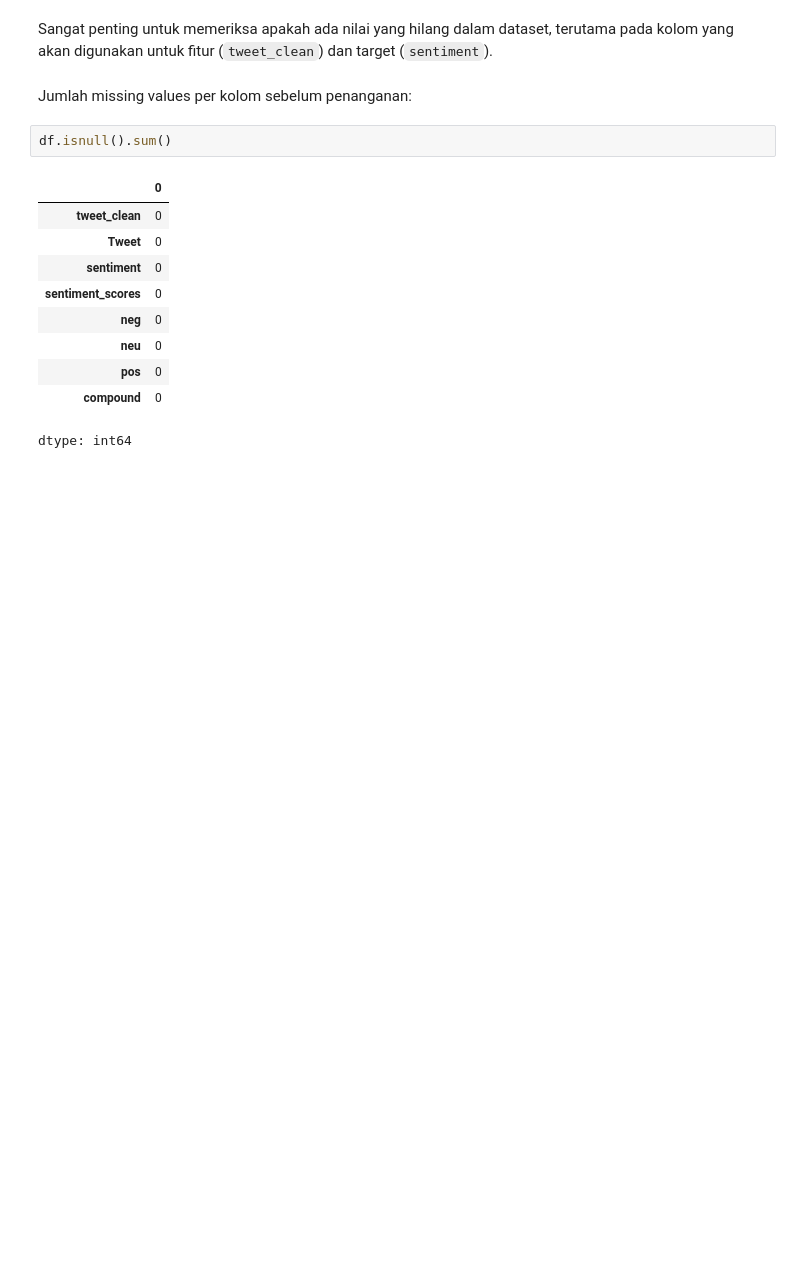
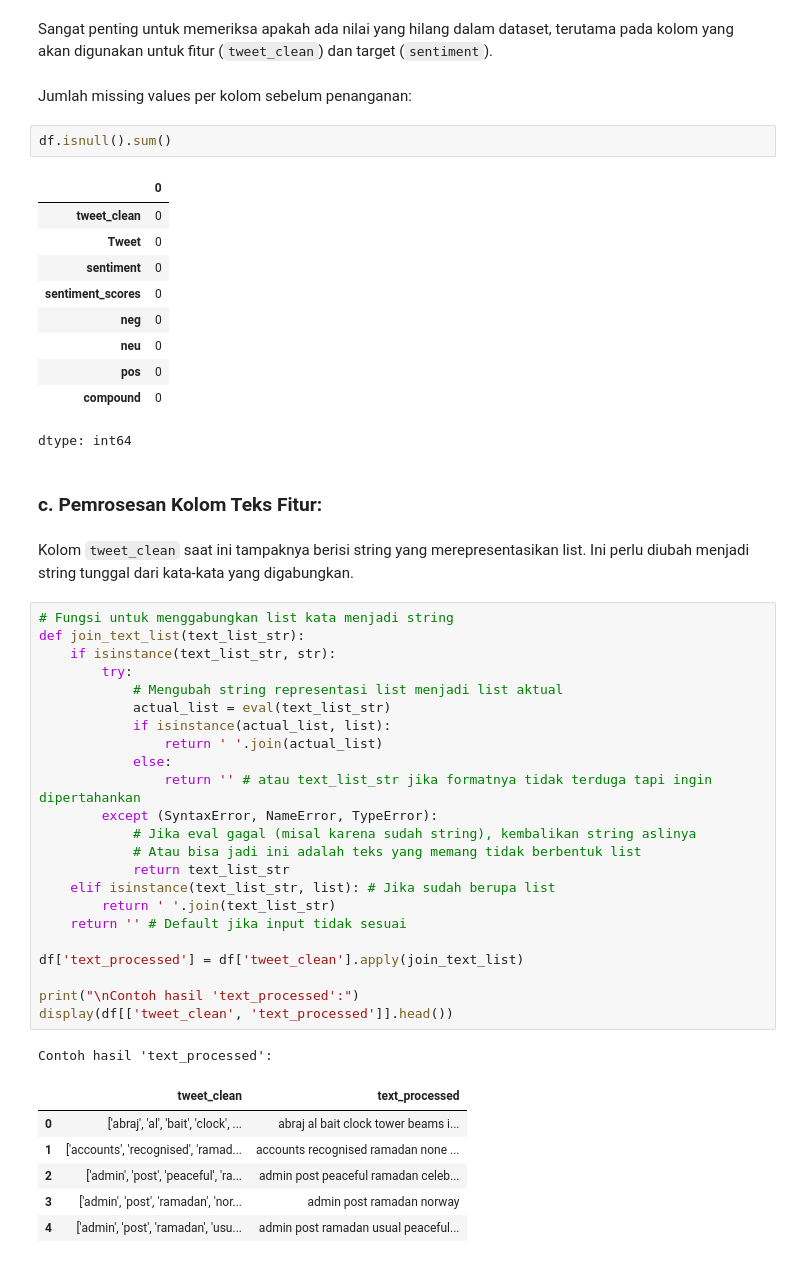
Before and after one commit to LatiefDataVisionary/text-mining-and-natural-language-processing-college-task, a Jupyter notebook: notebooks/decision_tree_model.ipynb, the cells around one changed output. Drawn from its saved outputs; the diff is of its cells as text; blank space fills up the shorter version.

Commit message:
c. Pemrosesan Kolom Teks Fitur:

```diff
--- a/notebooks/decision_tree_model.ipynb
+++ b/notebooks/decision_tree_model.ipynb
@@ -158,3 +158,38 @@ df.isnull().sum()
 | pos | 0 |
 | compound | 0 |
 dtype: int64
+# %% [markdown]
+### **c. Pemrosesan Kolom Teks Fitur:**
+# %% [markdown]
+Kolom `tweet_clean` saat ini tampaknya berisi string yang merepresentasikan list. Ini perlu diubah menjadi string tunggal dari kata-kata yang digabungkan.
+# %%
+# Fungsi untuk menggabungkan list kata menjadi string
+def join_text_list(text_list_str):
+    if isinstance(text_list_str, str):
+        try:
+            # Mengubah string representasi list menjadi list aktual
+            actual_list = eval(text_list_str)
+            if isinstance(actual_list, list):
+                return ' '.join(actual_list)
+            else:
+                return '' # atau text_list_str jika formatnya tidak terduga tapi ingin dipertahankan
+        except (SyntaxError, NameError, TypeError):
+            # Jika eval gagal (misal karena sudah string), kembalikan string aslinya
+            # Atau bisa jadi ini adalah teks yang memang tidak berbentuk list
+            return text_list_str
+    elif isinstance(text_list_str, list): # Jika sudah berupa list
+        return ' '.join(text_list_str)
+    return '' # Default jika input tidak sesuai
+
+df['text_processed'] = df['tweet_clean'].apply(join_text_list)
+
+print("\nContoh hasil 'text_processed':")
+display(df[['tweet_clean', 'text_processed']].head())
+# %% [output]
+Contoh hasil 'text_processed':
+|  | tweet_clean | text_processed |
+| 0 | ['abraj', 'al', 'bait', 'clock', ... | abraj al bait clock tower beams i... |
+| 1 | ['accounts', 'recognised', 'ramad... | accounts recognised ramadan none ... |
+| 2 | ['admin', 'post', 'peaceful', 'ra... | admin post peaceful ramadan celeb... |
+| 3 | ['admin', 'post', 'ramadan', 'nor... | admin post ramadan norway |
+| 4 | ['admin', 'post', 'ramadan', 'usu... | admin post ramadan usual peaceful... |
```
